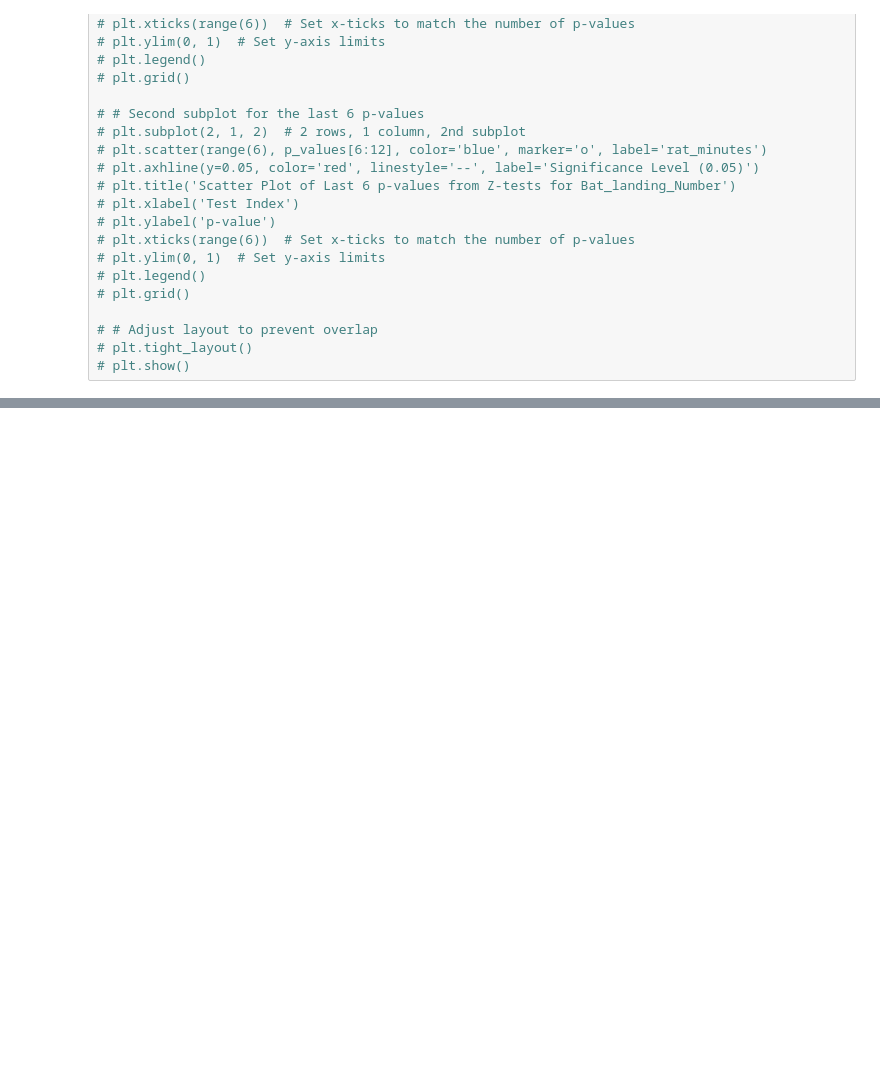
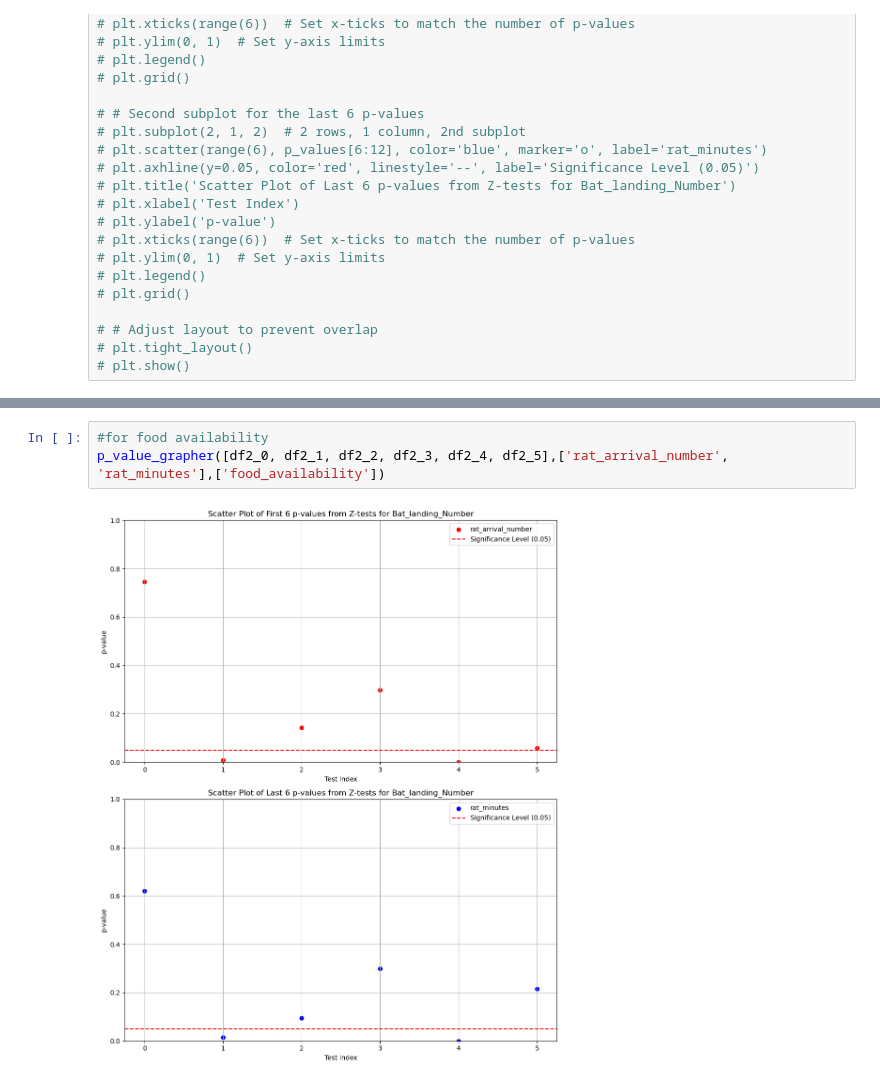
Before and after one commit to Harmonica2001/HIT_140_assessment_2, a Jupyter notebook: Assignment_3/Data_exploration_jupyter_file_V2.ipynb, the cells around one changed output, grey strips where cells are left out. Cells and saved outputs as stored; diff of their text form; blank space fills up the shorter version.

```diff
--- a/Assignment_3/Data_exploration_jupyter_file_V2.ipynb
+++ b/Assignment_3/Data_exploration_jupyter_file_V2.ipynb
@@ -482,0 +415,5 @@ See the caveats in the documentation: https://pandas.pydata.org/pandas-docs/stab
+# %%
+#for food availability
+p_value_grapher([df2_0, df2_1, df2_2, df2_3, df2_4, df2_5],['rat_arrival_number', 'rat_minutes'],['food_availability'])
+# %% [output]
+[figure, added]
```
Also changed, not shown: parts of 15 cells of this notebook.
